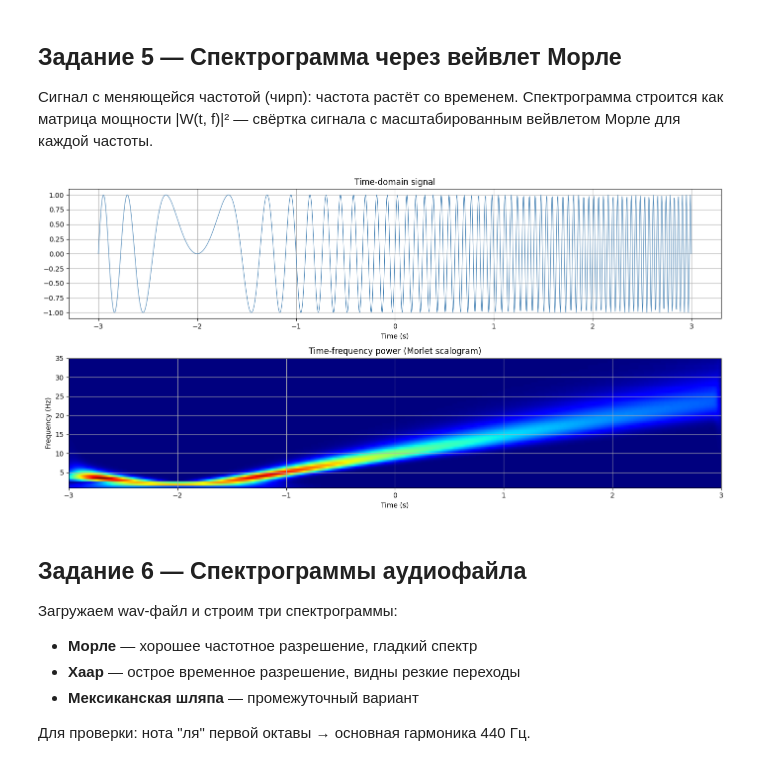
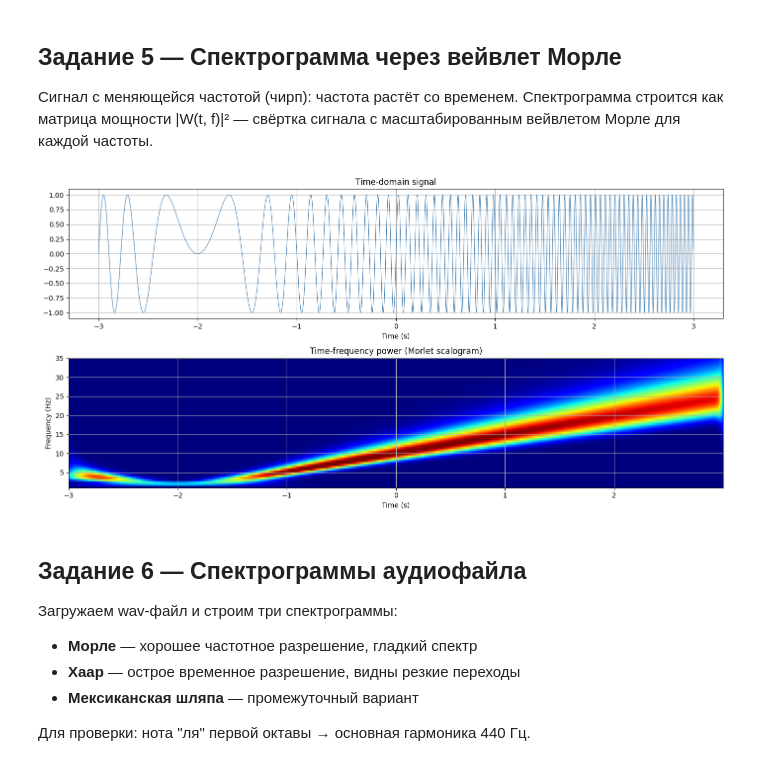
Before and after one commit to zToasty/digital-signal-processing, a Jupyter notebook: 05_Veivlets/main.ipynb, the cells around one changed output. Saved outputs shown, nothing was run; the diff lists cells and outputs as text; code cells hidden in the pictures.

```diff
--- a/05_Veivlets/main.ipynb
+++ b/05_Veivlets/main.ipynb
@@ -636,49 +636,80 @@ plt.show()
 Спектрограмма строится как матрица мощности |W(t, f)|² — свёртка сигнала
 с масштабированным вейвлетом Морле для каждой частоты.
 # %%
-fs5  = 200
-T5   = 6.0
-t5   = np.linspace(-T5/2, T5/2, int(fs5 * T5))
+fs5 = 2000
+T5 = 6.0
+t5 = np.arange(-T5/2, T5/2, 1/fs5)
 
-# чирп: частота меняется от 10 до 25 Hz
+# корректный линейный чирп от 10 до 25 Гц
+f0 = 10
+f1 = 25
+tau = t5 - t5[0]
+k = (f1 - f0) / T5
+
 chirp_f = 10 + 7.5 * t5 / T5 * 2
-chirp   = np.sin(2 * np.pi * chirp_f * t5)
+chirp = np.sin(2 * np.pi * chirp_f * t5)
 
 freqs5w = np.linspace(1, 35, 60)
-dt5     = t5[1] - t5[0]
 
-def morlet_scalogram(signal, t, freqs, fs, alpha=1.0):
-    """Скалограмма через свёртку с вейвлетом Морле для каждой частоты."""
+def center_crop(x, target_len):
+    start = (len(x) - target_len) // 2
+    return x[start:start + target_len]
+
+
+def morlet_scalogram(signal, freqs, fs):
     W = np.zeros((len(freqs), len(signal)), dtype=complex)
+
     for i, f in enumerate(freqs):
-        omega0 = 2 * np.pi * f
-        n_ker  = min(int(8 * fs / f) + 1, len(signal))  # ядро не длиннее сигнала
-        t_ker  = np.linspace(-4/f, 4/f, n_ker)
-        kernel = np.exp(-t_ker**2 * f**2) * np.exp(1j * omega0 * t_ker)
+        # ограничиваем длину ядра, чтобы оно не было длиннее сигнала
+        n_ker = min(int(8 * fs / f) + 1, len(signal))
+
+        if n_ker % 2 == 0:
+            n_ker -= 1
+
+        t_ker = np.arange(n_ker) / fs
+        t_ker = t_ker - t_ker.mean()
+
+        kernel = np.exp(-(t_ker * f)**2) * np.exp(1j * 2 * np.pi * f * t_ker)
+        kernel -= np.mean(kernel)
         kernel /= np.sqrt(np.sum(np.abs(kernel)**2))
-        conv   = np.convolve(signal, kernel, mode='same')
-        W[i]   = conv[:len(signal)]  # обрезаем на всякий случай
+
+        conv = np.convolve(signal, np.conj(kernel[::-1]), mode='same')
+
+        # на всякий случай приводим к длине сигнала
+        if len(conv) != len(signal):
+            conv = center_crop(conv, len(signal))
+
+        W[i] = conv * f**0.4
+
     return W
 
-W = morlet_scalogram(chirp, t5, freqs5w, fs5)
+W = morlet_scalogram(chirp, freqs5w, fs5)
 power = np.abs(W)**2
 
 fig, axes = plt.subplots(2, 1, figsize=(14, 7))
+
 axes[0].plot(t5, chirp, color='steelblue', lw=0.8)
 axes[0].set_title('Time-domain signal')
 axes[0].set_xlabel('Time (s)')
+axes[0].grid(True)
 
-axes[1].imshow(power, aspect='auto', origin='lower',
-               extent=[t5[0], t5[-1], freqs5w[0], freqs5w[-1]],
-               cmap='jet')
+axes[1].imshow(
+    power,
+    aspect='auto',
+    origin='lower',
+    extent=[t5[0], t5[-1], freqs5w[0], freqs5w[-1]],
+    cmap='jet',
+    vmax=np.percentile(power, 99)
+)
+
 axes[1].set_title('Time-frequency power (Morlet scalogram)')
 axes[1].set_xlabel('Time (s)')
 axes[1].set_ylabel('Frequency (Hz)')
 
 plt.tight_layout()
 plt.show()
 # %% [output]
-[figure, old version]
+[figure, new version]
 # %% [markdown]
 ## Задание 6 — Спектрограммы аудиофайла
 
```
Also changed, not shown: parts of 2 cells of this notebook, 3 other files.
